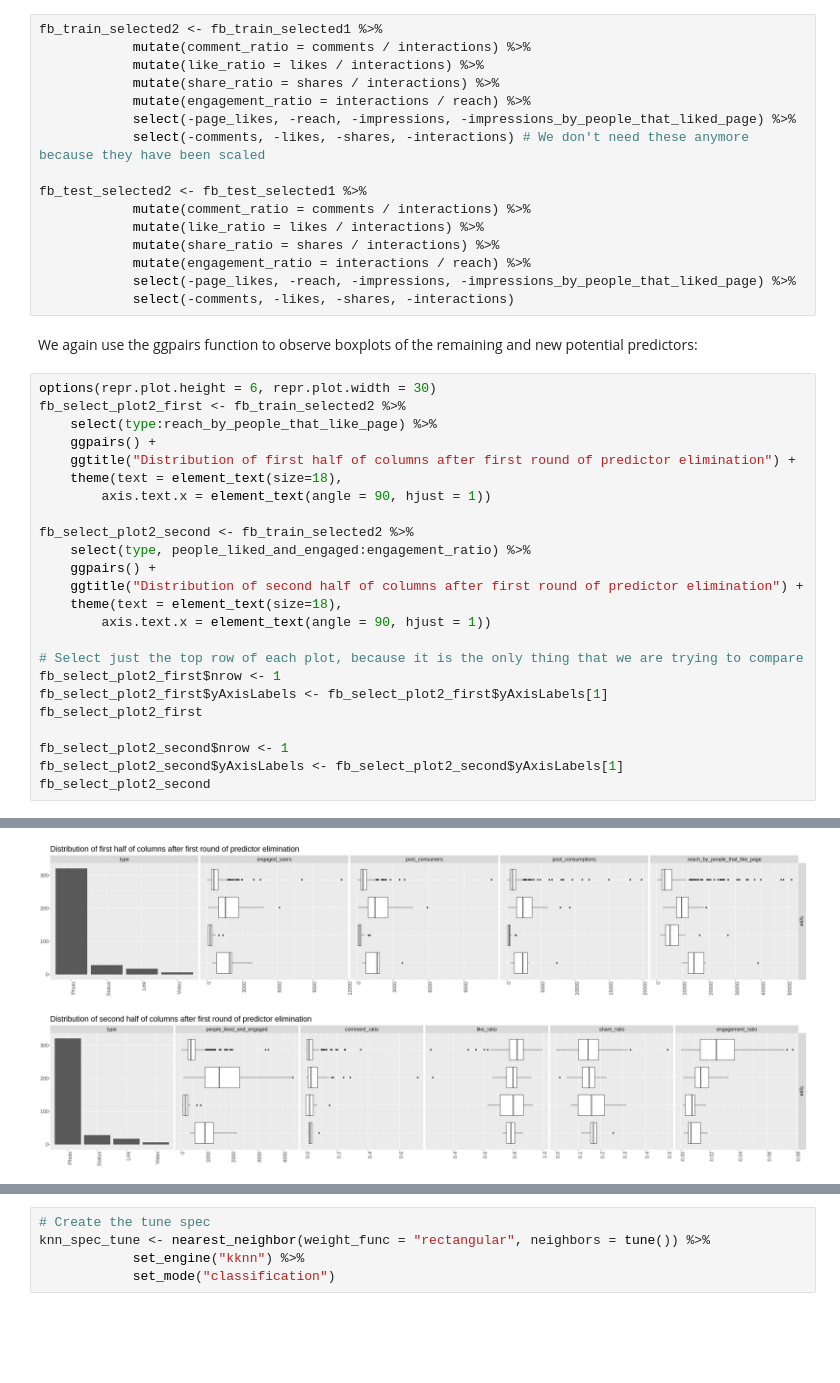
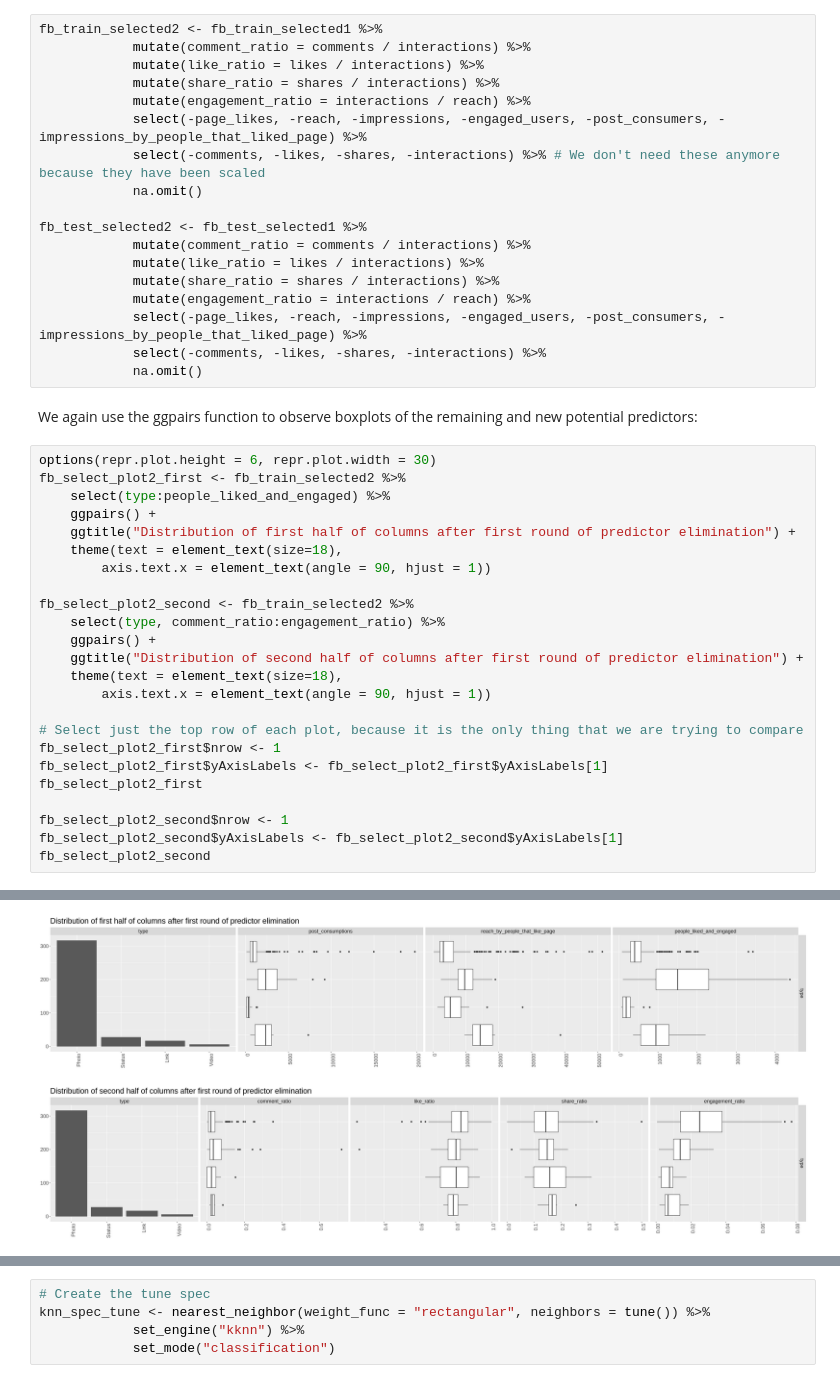
Before and after one commit to lucykvs/DSCI100-Project, a Jupyter notebook: Project.ipynb, the cells around one changed output, grey strips where cells are left out. Saved outputs shown, nothing was run; the diff lists cells and outputs as text; blank space fills up the shorter version.

Commit message:
working through doc; finished predictor choice (can be changed but these are my thoughts), working through model construction

```diff
--- a/Project.ipynb
+++ b/Project.ipynb
@@ -234,29 +272,31 @@ fb_train_selected2 <- fb_train_selected1 %>%
             mutate(like_ratio = likes / interactions) %>%
             mutate(share_ratio = shares / interactions) %>%
             mutate(engagement_ratio = interactions / reach) %>%
-            select(-page_likes, -reach, -impressions, -impressions_by_people_that_liked_page) %>%
-            select(-comments, -likes, -shares, -interactions) # We don't need these anymore because they have been scaled
+            select(-page_likes, -reach, -impressions, -engaged_users, -post_consumers, -impressions_by_people_that_liked_page) %>%
+            select(-comments, -likes, -shares, -interactions) %>% # We don't need these anymore because they have been scaled
+            na.omit()
 
 fb_test_selected2 <- fb_test_selected1 %>%
             mutate(comment_ratio = comments / interactions) %>%
             mutate(like_ratio = likes / interactions) %>%
             mutate(share_ratio = shares / interactions) %>%
             mutate(engagement_ratio = interactions / reach) %>%
-            select(-page_likes, -reach, -impressions, -impressions_by_people_that_liked_page) %>%
-            select(-comments, -likes, -shares, -interactions)
+            select(-page_likes, -reach, -impressions, -engaged_users, -post_consumers, -impressions_by_people_that_liked_page) %>%
+            select(-comments, -likes, -shares, -interactions) %>%
+            na.omit()
 # %% [markdown]
 We again use the ggpairs function to observe boxplots of the remaining and new potential predictors:
 # %%
 options(repr.plot.height = 6, repr.plot.width = 30)
 fb_select_plot2_first <- fb_train_selected2 %>%
-    select(type:reach_by_people_that_like_page) %>%
+    select(type:people_liked_and_engaged) %>%
     ggpairs() +
     ggtitle("Distribution of first half of columns after first round of predictor elimination") +
     theme(text = element_text(size=18),
         axis.text.x = element_text(angle = 90, hjust = 1))
 
 fb_select_plot2_second <- fb_train_selected2 %>%
-    select(type, people_liked_and_engaged:engagement_ratio) %>%
+    select(type, comment_ratio:engagement_ratio) %>%
     ggpairs() +
     ggtitle("Distribution of second half of columns after first round of predictor elimination") +
     theme(text = element_text(size=18),
@@ -280,2 +314,2 @@ Warning message:
-[figure, old version]
+[figure, new version]
-[figure, old version]
+[figure, new version]
```
Also changed, not shown: parts of 35 cells of this notebook.
